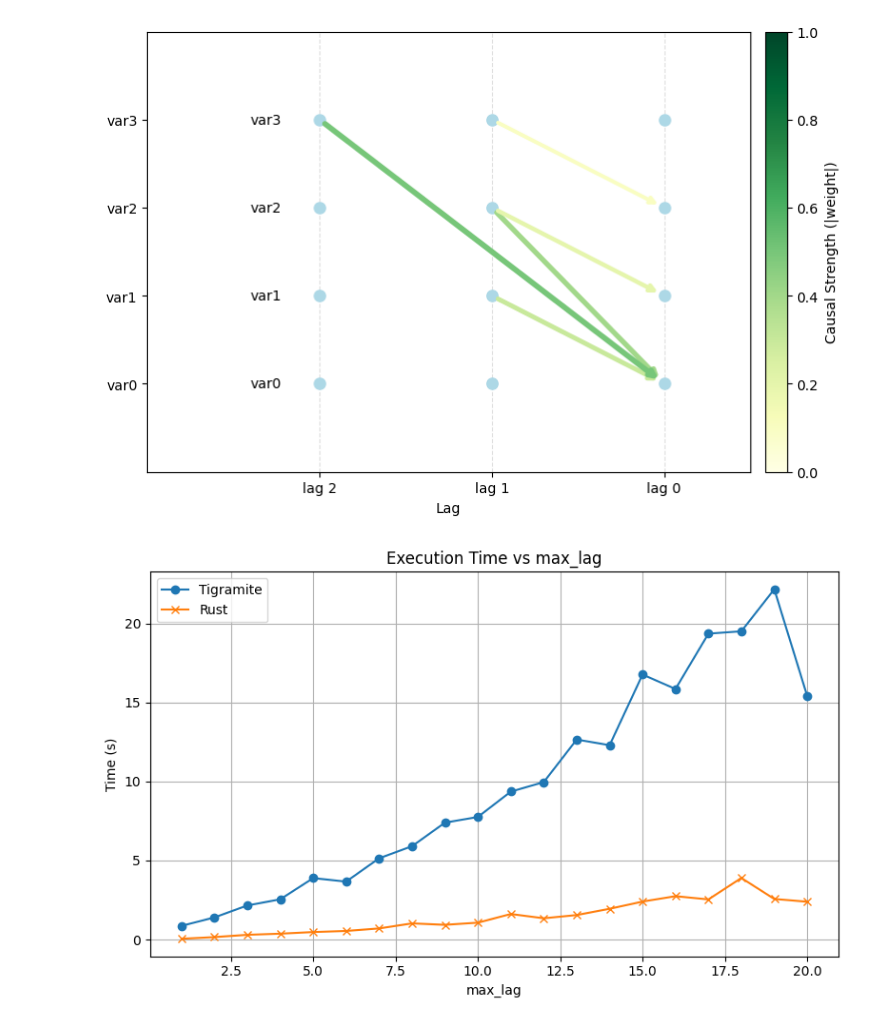
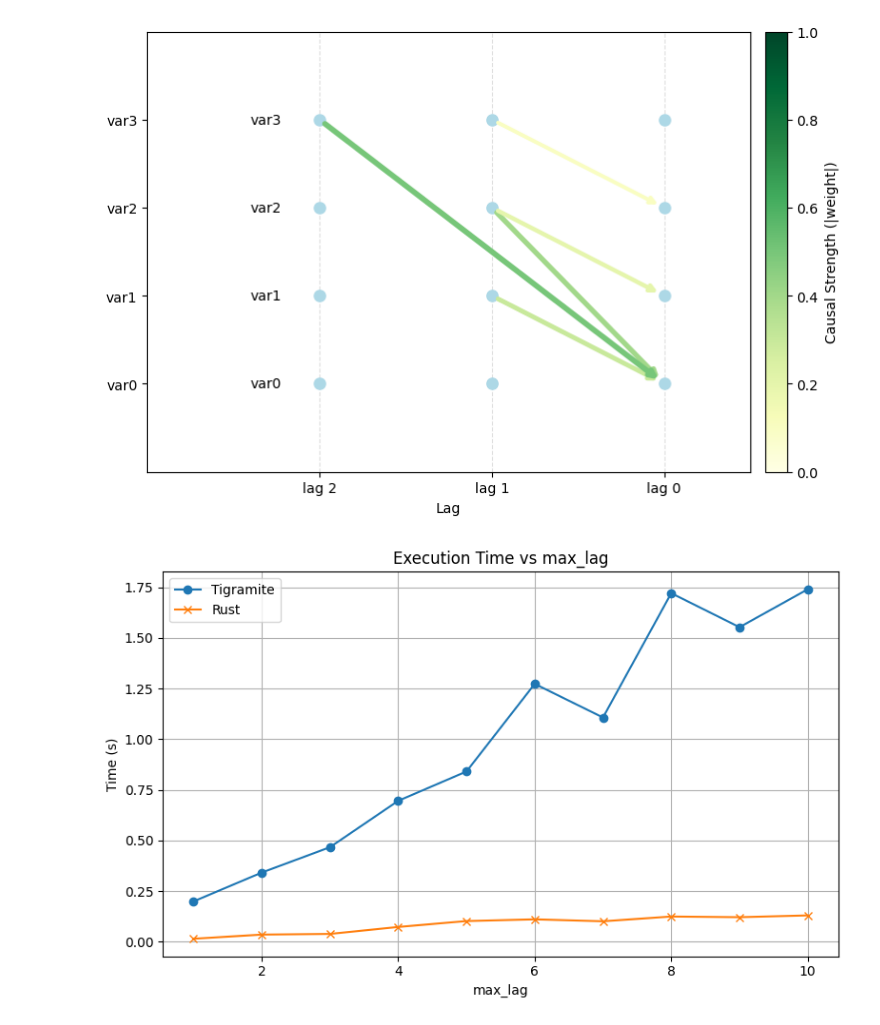
Before and after one commit to fmoraleda21/pcmci_rust, a Jupyter notebook: pcmcirustpy/benchmark.ipynb, the cells around one changed output. Drawn from its saved outputs; the diff is of its cells as text; code cells hidden in the pictures.

```diff
--- a/pcmcirustpy/benchmark.ipynb
+++ b/pcmcirustpy/benchmark.ipynb
@@ -300,25 +21,25 @@ plot_lagged_causal_structure(causal_edges)
 # %%
 causal_structure = {
     0: [(1, 1, 0.3), (2, 1, 0.4), (3, 2, 0.5)],
     1: [(2, 1, 0.2)],
     2: [(3, 1, 0.1)],
 }
 
 fixed_params = {
     # "max_lag": 2,
     "alpha": 0.05,
     "cond_size": 3,
     "subsets": 1,
 }
 
-vary_lags = range(1,21)
-df = benchmark_single_param("max_lag", vary_lags, n_time=100000, n_vars=5,
+vary_lags = range(1,11)
+df = benchmark_utils.benchmark_param("max_lag", vary_lags, n_time=10000, n_vars=5,
                             causal_structure=causal_structure, noise_level=0.05,
                             fixed_params=fixed_params)
 
-plot_time_vs_param(df, "max_lag")
+benchmark_utils.plot_time_vs_param(df, "max_lag")
 # %% [output]
-[figure, old version]
+[figure, new version]
 # %%
 # TODO: Use tqdm
 # TODO: benchmark average times 5 runs
```
Also changed, not shown: parts of 6 cells of this notebook, 1 other file.
